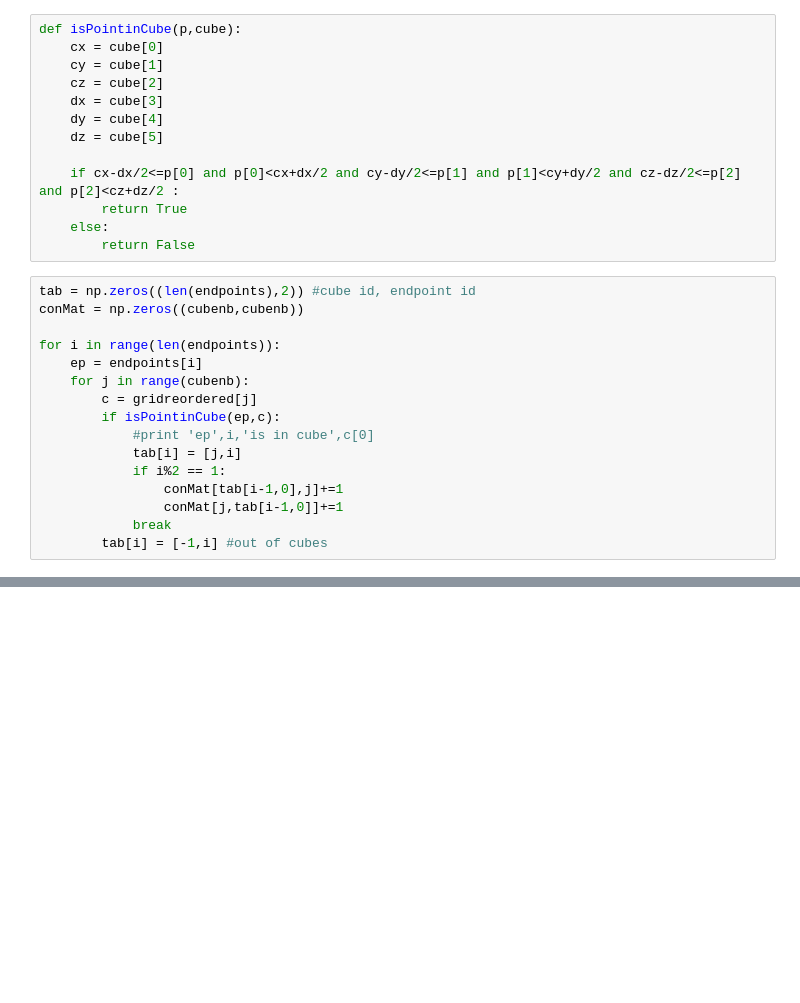
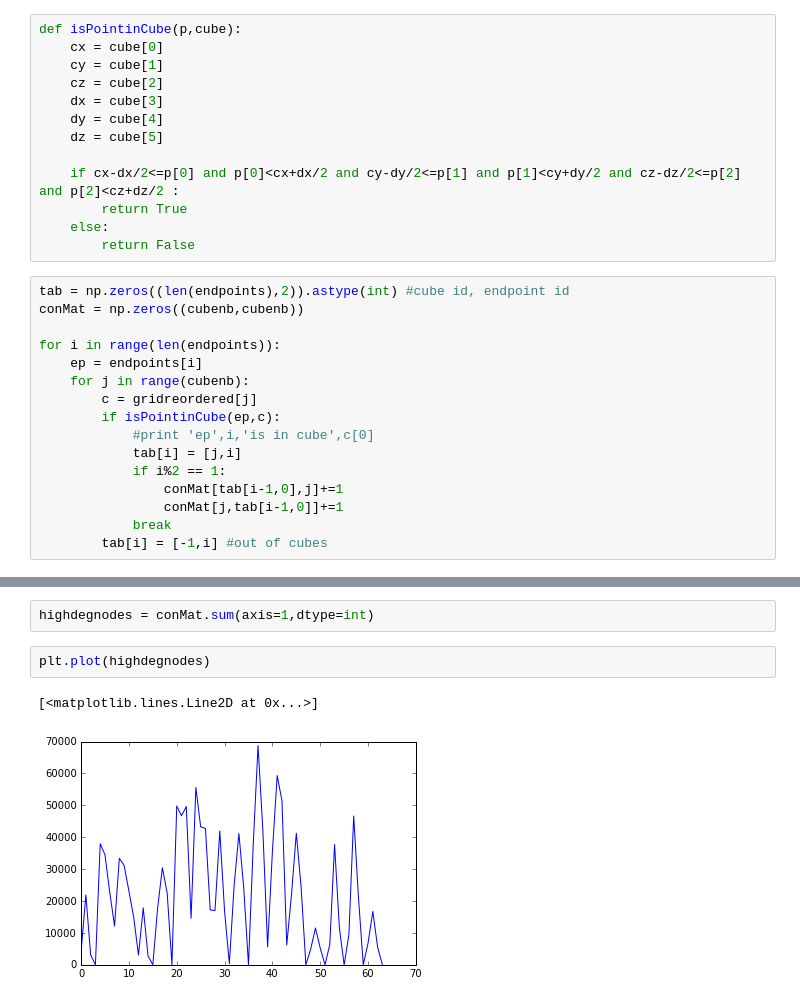
Before and after one commit to celinede/scripts4DWI_dipy_brainhack, a Jupyter notebook: meshInAGrid.ipynb, the cells around one changed output, grey strips where cells are left out. Drawn from its saved outputs; the diff is of its cells as text; blank space fills up the shorter version.

```diff
--- a/meshInAGrid.ipynb
+++ b/meshInAGrid.ipynb
@@ -76,7 +90,7 @@ def isPointinCube(p,cube):
     else:
         return False
 # %%
-tab = np.zeros((len(endpoints),2)) #cube id, endpoint id
+tab = np.zeros((len(endpoints),2)).astype(int) #cube id, endpoint id
 conMat = np.zeros((cubenb,cubenb))
 
 for i in range(len(endpoints)):
@@ -115,0 +140,7 @@ ax.scatter(endpoints[:,0],endpoints[:,1],endpoints[:,2],c='g',marker='+')
+# %%
+highdegnodes = conMat.sum(axis=1,dtype=int)
+# %%
+plt.plot(highdegnodes)
+# %% [output]
+[<matplotlib.lines.Line2D at 0x...>]
+[figure, added]
```
Also changed, not shown: parts of 17 cells of this notebook, 5 other files.
